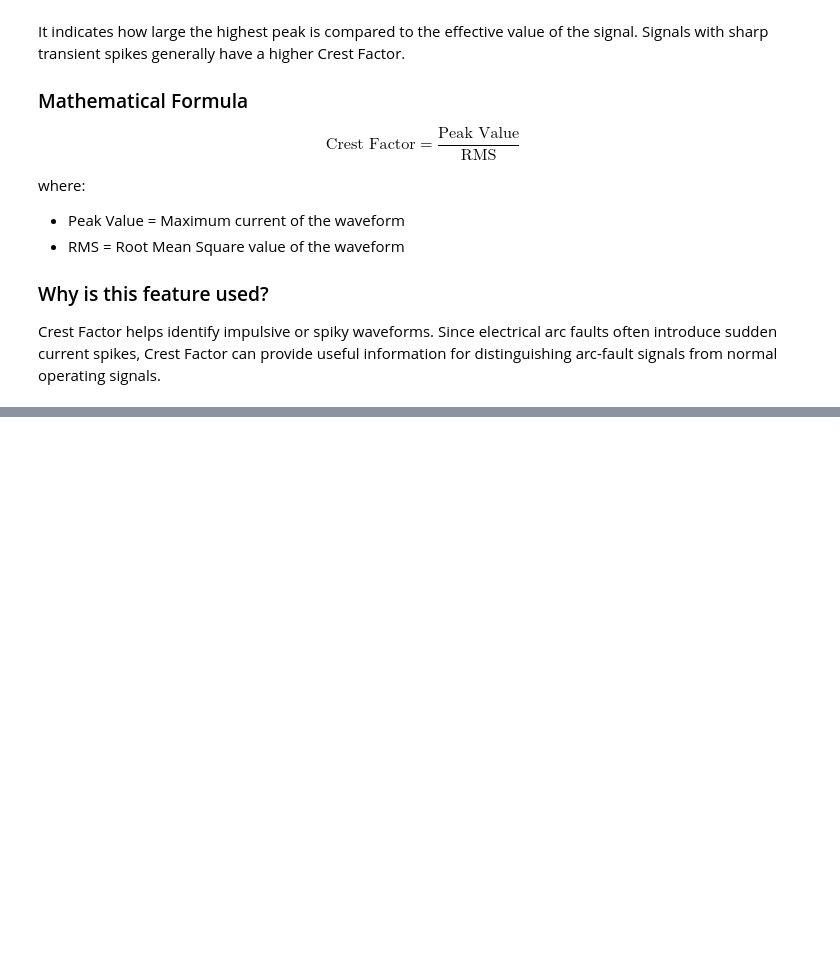
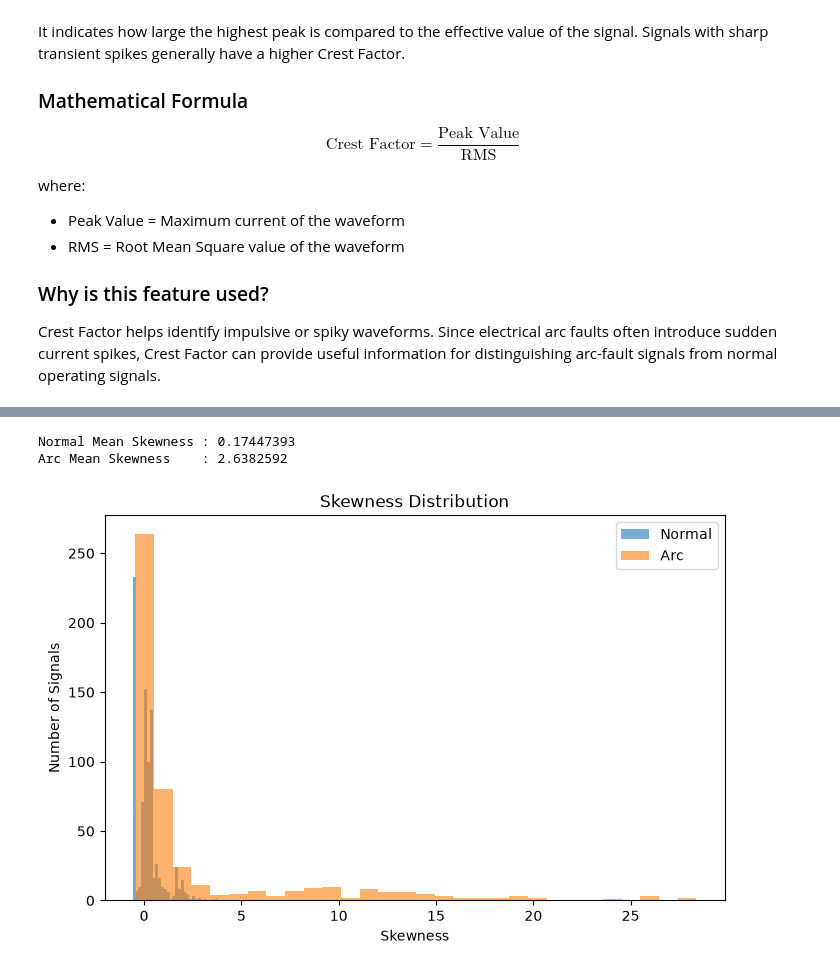
Before and after one commit to Nevil-MS/residential-series-arc-fault-detection, a Jupyter notebook: notebooks/02_feature_extraction.ipynb, the cells around one changed output, grey strips where cells are left out. Cells and saved outputs as stored; diff of their text form; code cells hidden in the pictures; blank space fills up the shorter version.

```diff
--- a/notebooks/02_feature_extraction.ipynb
+++ b/notebooks/02_feature_extraction.ipynb
@@ -424,0 +591,6 @@ te
+# %%
+from scipy.stats import skew
+# Skewness Feature
+
+train_features["Skewness"] = skew(X_train, axis=1)
+test_features["Skewness"] = skew(X_test, axis=1)
@@ -424,0 +618,23 @@ te
+# %%
+normal_skew = train_features.loc[y_train == 0, "Skewness"]
+arc_skew = train_features.loc[y_train == 1, "Skewness"]
+
+print("Normal Mean Skewness :", normal_skew.mean())
+print("Arc Mean Skewness    :", arc_skew.mean())
+# %% [output]
+Normal Mean Skewness : 0.17447393
+Arc Mean Skewness    : 2.6382592
+# %%
+plt.figure(figsize=(8, 5))
+
+plt.hist(normal_skew, bins=30, alpha=0.6, label="Normal")
+plt.hist(arc_skew, bins=30, alpha=0.6, label="Arc")
+
+plt.xlabel("Skewness")
+plt.ylabel("Number of Signals")
+plt.title("Skewness Distribution")
+plt.legend()
+
+plt.show()
+# %% [output]
+[figure, added]
```
Also changed, not shown: parts of 20 cells of this notebook.
